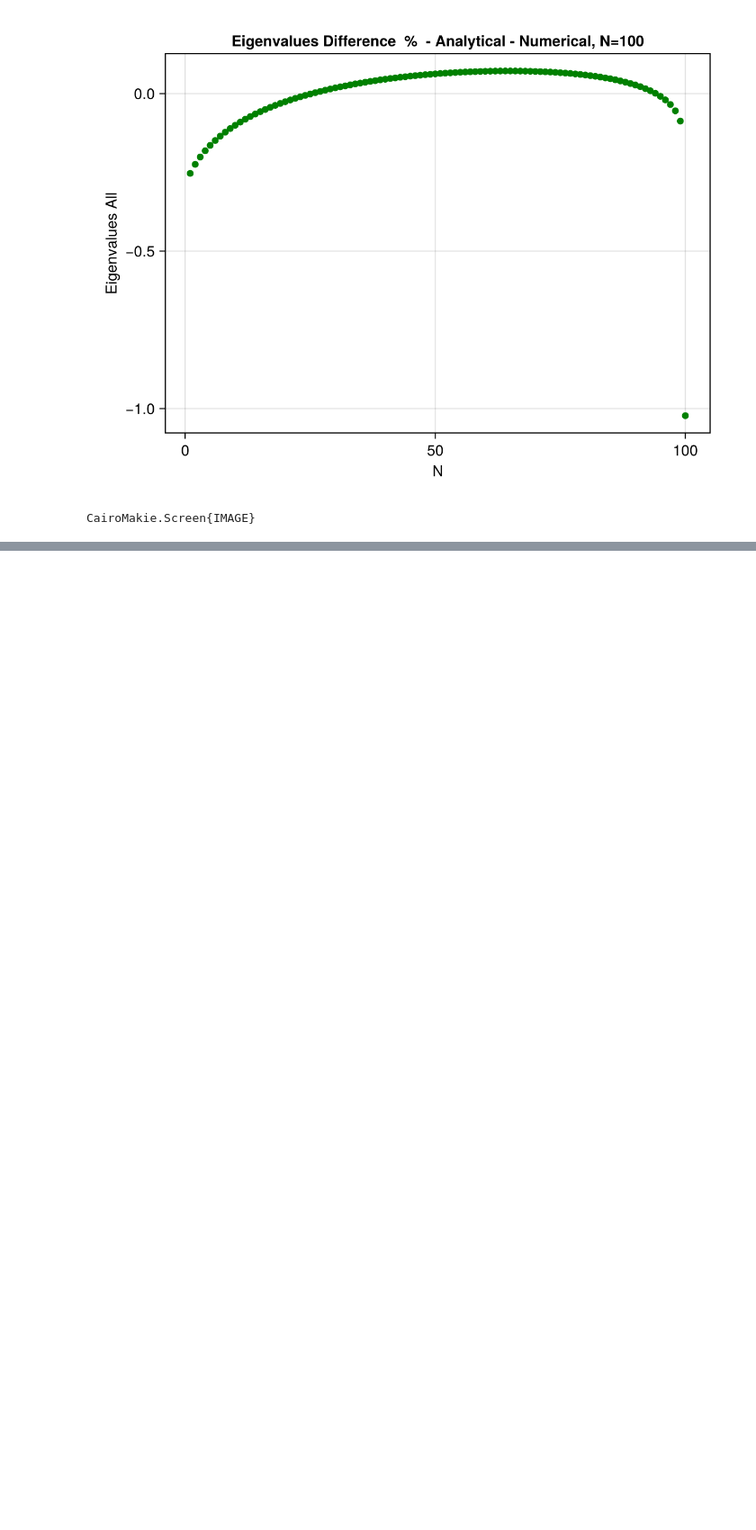
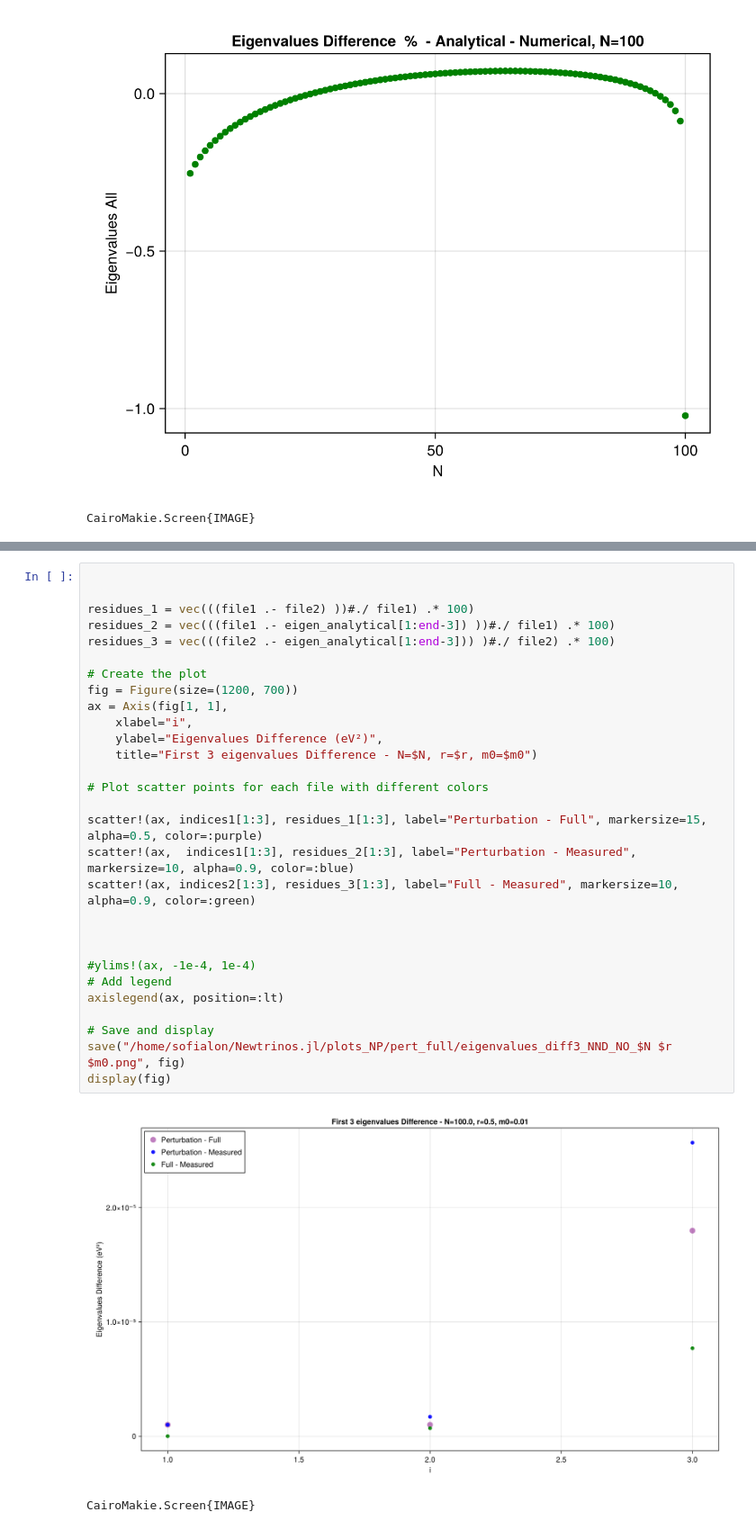
Before and after one commit to philippeller/Newtrinos.jl, a Jupyter notebook: notebooks/trials_fullmatrix.ipynb, the cells around one changed output, grey strips where cells are left out. Shown at 90% size. Cells and saved outputs as stored; diff of their text form; blank space fills up the shorter version.

```diff
--- a/notebooks/trials_fullmatrix.ipynb
+++ b/notebooks/trials_fullmatrix.ipynb
@@ -414,0 +506,32 @@ LoadError: SingularException(11)
+# %%
+
+
+residues_1 = vec(((file1 .- file2) ))#./ file1) .* 100)
+residues_2 = vec(((file1 .- eigen_analytical[1:end-3]) ))#./ file1) .* 100)
+residues_3 = vec(((file2 .- eigen_analytical[1:end-3])) )#./ file2) .* 100)
+
+# Create the plot
+fig = Figure(size=(1200, 700))
+ax = Axis(fig[1, 1],
+    xlabel="i",
+    ylabel="Eigenvalues Difference (eV²)",
+    title="First 3 eigenvalues Difference - N=$N, r=$r, m0=$m0")
+
+# Plot scatter points for each file with different colors
+
+scatter!(ax, indices1[1:3], residues_1[1:3], label="Perturbation - Full", markersize=15, alpha=0.5, color=:purple)
+scatter!(ax,  indices1[1:3], residues_2[1:3], label="Perturbation - Measured", markersize=10, alpha=0.9, color=:blue)
+scatter!(ax, indices2[1:3], residues_3[1:3], label="Full - Measured", markersize=10, alpha=0.9, color=:green)
+
+
+
+#ylims!(ax, -1e-4, 1e-4)
+# Add legend
+axislegend(ax, position=:lt)
+
+# Save and display
+save("/home/sofialon/Newtrinos.jl/plots_NP/pert_full/eigenvalues_diff3_NND_NO_$N $r $m0.png", fig)
+display(fig)
+# %% [output]
+[figure, added]
+CairoMakie.Screen{IMAGE}
```
Also changed, not shown: parts of 20 cells of this notebook, 26 other files.
